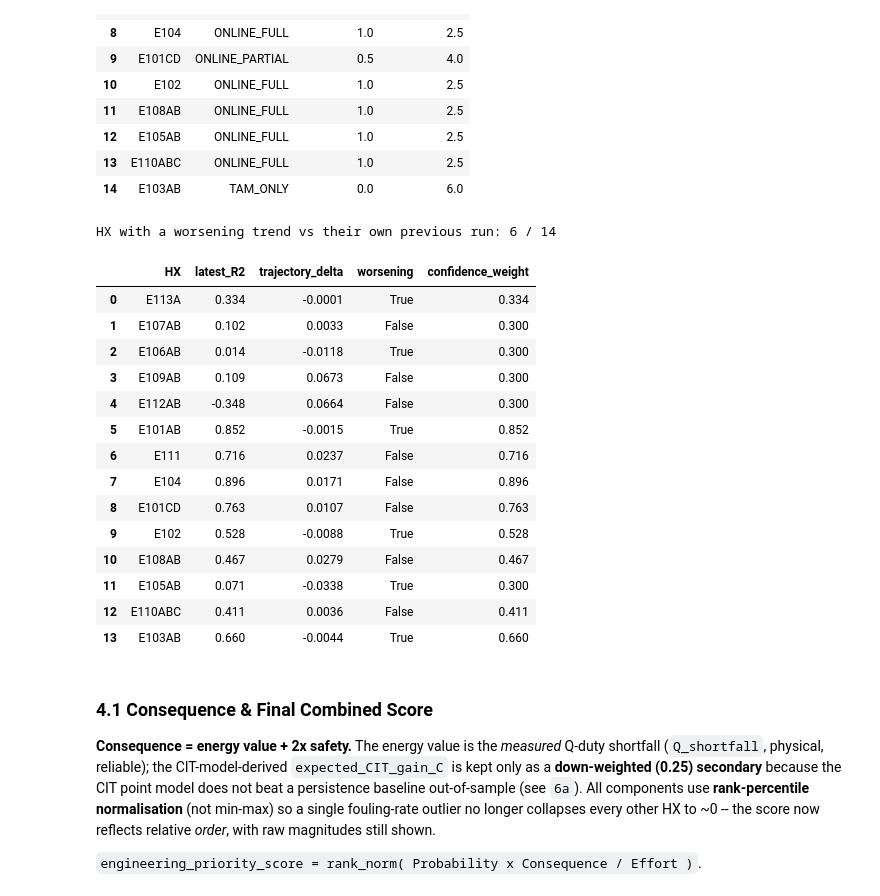
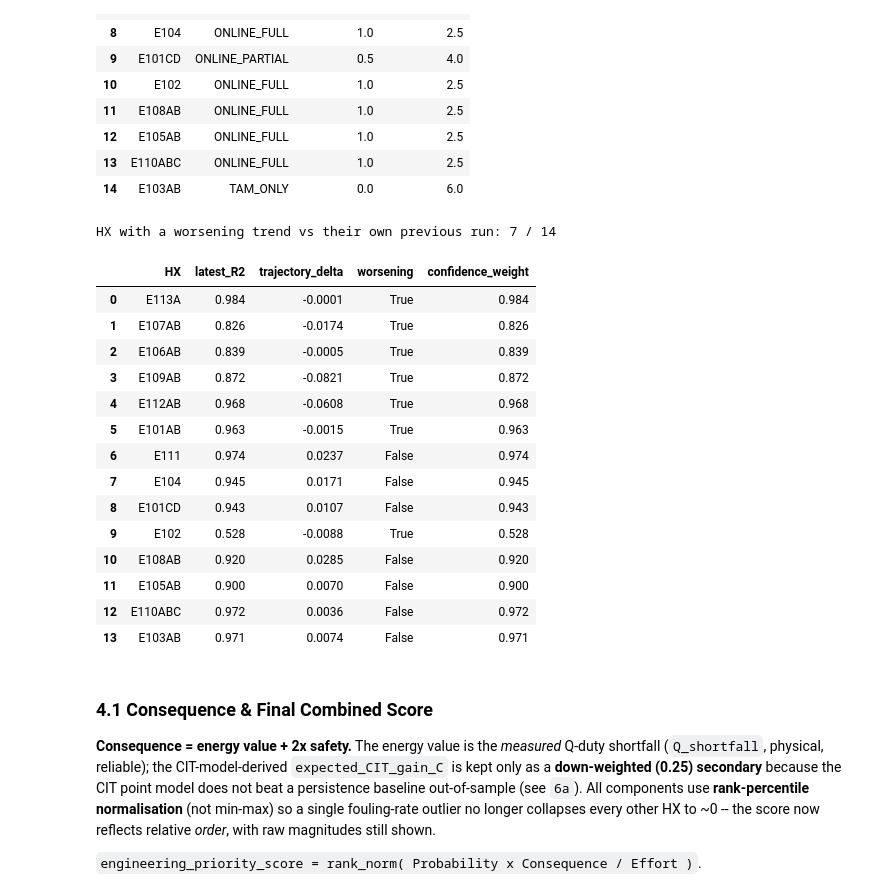
Before and after one commit to Yalika200946/Process-Intern, a Jupyter notebook: notebooks/08_cleaning_priority_ranking.ipynb, the cells around one changed output. Saved outputs shown, nothing was run; the diff lists cells and outputs as text; code cells hidden in the pictures.

```diff
--- a/notebooks/08_cleaning_priority_ranking.ipynb
+++ b/notebooks/08_cleaning_priority_ranking.ipynb
@@ -567,47 +567,53 @@ Name: count, dtype: int64
 | 14 | E103AB | TAM_ONLY | 0.0 | 6.0 |
 # %%
 # --- Trajectory (run-over-run worsening) and data confidence (R^2), from per-run history ---
+# 2026-07-14 fix: use R2_model (R^2 of the AIC-selected model that was ACTUALLY fit -- linear
+# or Kern-Seaton asymptotic), not R2 (the discarded whole-run-linear-only R^2). R2 understates
+# fit quality whenever the asymptotic curve won (confirmed: E113A/E101CD/E110ABC runs with a
+# visually tight asymptotic fit showed R2 as low as 0.14 while R2_model read 0.85-0.98), which
+# was silently depressing confidence_weight -- and therefore Probability_score -- for exactly
+# the HX whose fouling-rate estimate should have been trusted most. See notebooks/nb_audit.py.
 traj_rows = []
 for hx, grp in fouling_rate_by_run.sort_values(['HX', 'Run']).groupby('HX'):
     grp = grp.dropna(subset=['dUrel_per_month'])
     if len(grp) == 0:
         continue
     latest = grp.iloc[-1]
     trajectory_delta = np.nan
     if len(grp) >= 2:
         trajectory_delta = latest['dUrel_per_month'] - grp.iloc[-2]['dUrel_per_month']
-    traj_rows.append({'HX': hx, 'latest_R2': latest['R2'], 'trajectory_delta': trajectory_delta})
+    traj_rows.append({'HX': hx, 'latest_R2': latest['R2_model'], 'trajectory_delta': trajectory_delta})
 
 traj_df = pd.DataFrame(traj_rows)
 traj_df['worsening'] = traj_df['trajectory_delta'] < 0
 # R^2 floor at 0.3 so one noisy run doesn't zero out an otherwise-real fouling signal
 traj_df['confidence_weight'] = traj_df['latest_R2'].clip(lower=0.3, upper=1.0)
 # Accelerating fouling (more negative than the previous run) = 25% urgency boost
 traj_df['trajectory_multiplier'] = np.where(traj_df['worsening'], 1.25, 1.0)
 
 eng = eng.merge(
     traj_df[['HX', 'latest_R2', 'trajectory_delta', 'worsening', 'confidence_weight', 'trajectory_multiplier']],
     on='HX', how='left'
 )
 print(f"HX with a worsening trend vs their own previous run: {eng['worsening'].sum()} / {eng['worsening'].notna().sum()}")
 eng[['HX', 'latest_R2', 'trajectory_delta', 'worsening', 'confidence_weight']].round(4)
 # %% [output]
-HX with a worsening trend vs their own previous run: 6 / 14
+HX with a worsening trend vs their own previous run: 7 / 14
 |  | HX | latest_R2 | trajectory_delta | worsening | confidence_weight |
-| 0 | E113A | 0.334 | -0.0001 | True | 0.334 |
-| 1 | E107AB | 0.102 | 0.0033 | False | 0.300 |
-| 2 | E106AB | 0.014 | -0.0118 | True | 0.300 |
-| 3 | E109AB | 0.109 | 0.0673 | False | 0.300 |
-| 4 | E112AB | -0.348 | 0.0664 | False | 0.300 |
-| 5 | E101AB | 0.852 | -0.0015 | True | 0.852 |
-| 6 | E111 | 0.716 | 0.0237 | False | 0.716 |
-| 7 | E104 | 0.896 | 0.0171 | False | 0.896 |
-| 8 | E101CD | 0.763 | 0.0107 | False | 0.763 |
+| 0 | E113A | 0.984 | -0.0001 | True | 0.984 |
+| 1 | E107AB | 0.826 | -0.0174 | True | 0.826 |
+| 2 | E106AB | 0.839 | -0.0005 | True | 0.839 |
+| 3 | E109AB | 0.872 | -0.0821 | True | 0.872 |
+| 4 | E112AB | 0.968 | -0.0608 | True | 0.968 |
+| 5 | E101AB | 0.963 | -0.0015 | True | 0.963 |
+| 6 | E111 | 0.974 | 0.0237 | False | 0.974 |
+| 7 | E104 | 0.945 | 0.0171 | False | 0.945 |
+| 8 | E101CD | 0.943 | 0.0107 | False | 0.943 |
 | 9 | E102 | 0.528 | -0.0088 | True | 0.528 |
-| 10 | E108AB | 0.467 | 0.0279 | False | 0.467 |
-| 11 | E105AB | 0.071 | -0.0338 | True | 0.300 |
-| 12 | E110ABC | 0.411 | 0.0036 | False | 0.411 |
-| 13 | E103AB | 0.660 | -0.0044 | True | 0.660 |
+| 10 | E108AB | 0.920 | 0.0285 | False | 0.920 |
+| 11 | E105AB | 0.900 | 0.0070 | False | 0.900 |
+| 12 | E110ABC | 0.972 | 0.0036 | False | 0.972 |
+| 13 | E103AB | 0.971 | 0.0074 | False | 0.971 |
 # %% [markdown]
 ### 4.1 Consequence & Final Combined Score
 
```
Also changed, not shown: parts of 3 cells of this notebook, 26 other files.
